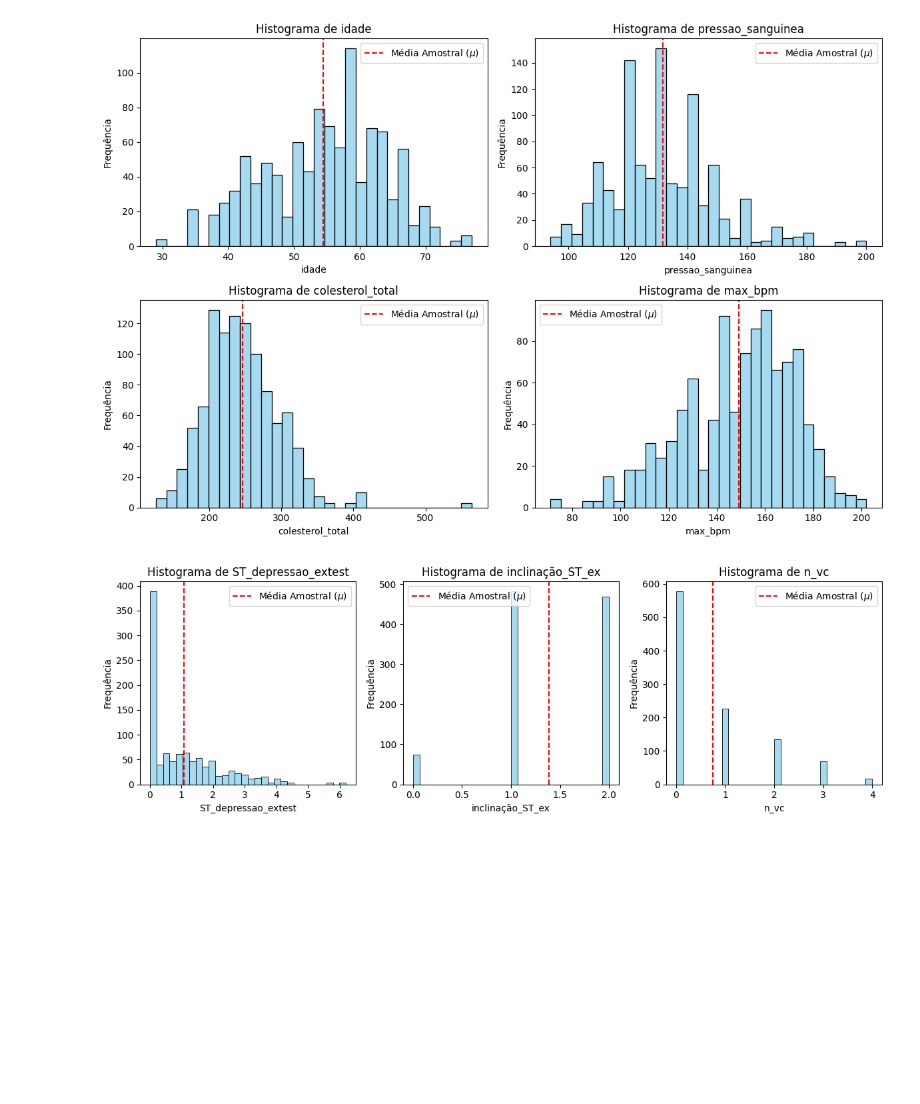
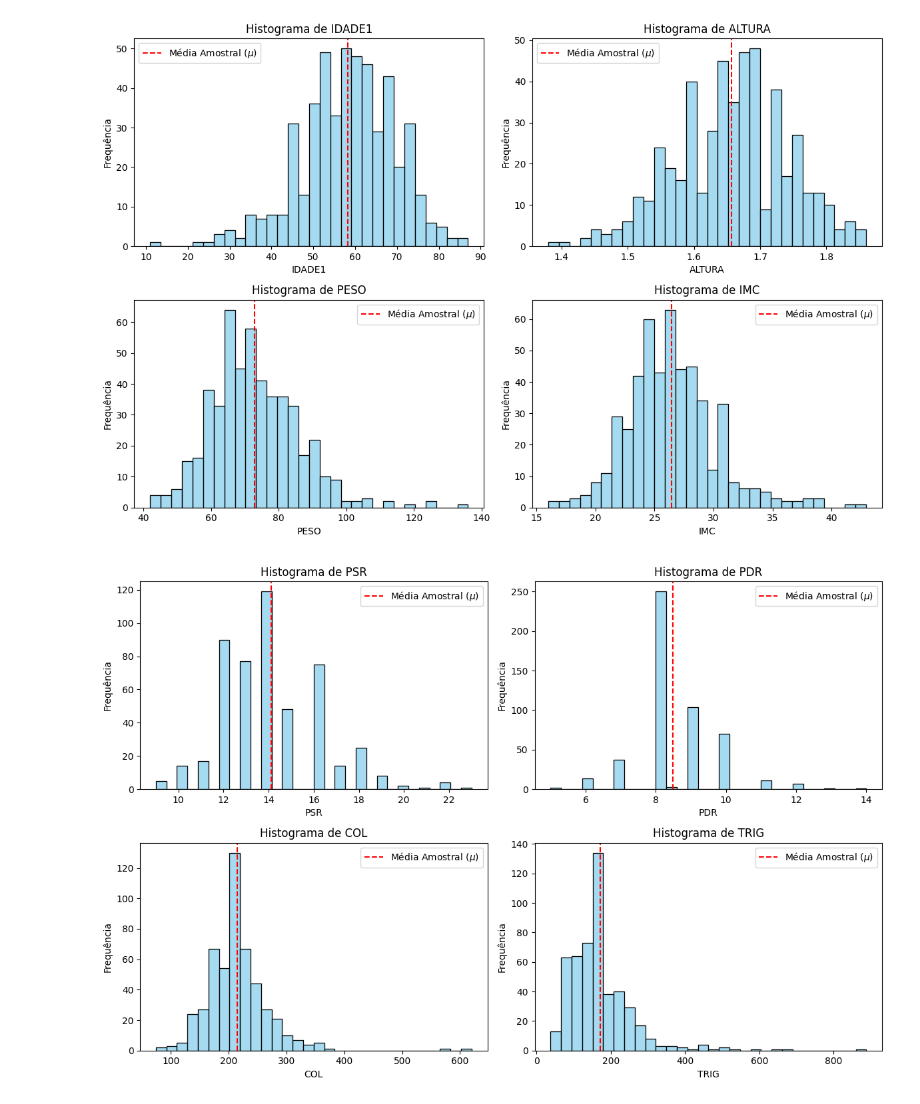
Before and after one commit to gabrielmarchesano/data-analysis-mqam, a Jupyter notebook: analise-descritiva/db_analisedescritiva.ipynb, the cells around one changed output. Drawn from its saved outputs; the diff is of its cells as text; code cells hidden in the pictures; blank space fills up the shorter version.

```diff
--- a/analise-descritiva/db_analisedescritiva.ipynb
+++ b/analise-descritiva/db_analisedescritiva.ipynb
@@ -111,0 +71,3 @@ data.columns = [
+# %%
+colunas_quantitativas = ['IDADE1', 'ALTURA', 'PESO', 'IMC', 'PSR', 'PDR', 'COL' ,'TRIG']
+colunas_categoricas =['SEXO', 'DIAB', 'AH3', 'ANGEST', 'ARTER', 'ARRIT', 'OBESO', 'TABAG4', 'INFARTO']
@@ -167,24 +141,26 @@ print(df_resultados)
 # %%
 
-# Selecionando variáveis categóricas
-colunas_categoricas =['sexo', 'diabetes', 'eletro_result', 'target', 'tipo_dor_peito', 'result', 'dp_exercicio']
 #Dicionario de legendas
 leg_sexo = {0: 'Feminino', 1: 'Masculino'}
-leg_tipo_dor_peito = {0: 'Assintomático', 1: 'Em esforço intenso ou prolongado ', 2: 'Em esforço moderado', 3: 'Em esforço leve'}
+leg_hereditario = {0: 'Sem parente', 1: '1 parente', 2: '2 ou mais parentes'}
 leg_diabetes = {0: 'Não', 1: 'Sim'}
-leg_target = {0: 'Sem Doença', 1: 'Com Doença'}
-leg_eletroresult = {0: 'Normal', 1: 'Alterações da onda ST-T', 2: 'Hipertrofia ventricular esquerda'}
-leg_result = {0: 'Normal', 1: 'Normal', 2: 'Anomalia Corrigida', 3: 'Anomalia Reversível'}
-leg_dp_exercicio = {0: 'Não', 1: 'Sim'}
+leg_arritimia= {0: 'Não', 1: 'Sim'}
+leg_arter = {0: 'Não possui', 1: 'Arteriopatia Carotídea', 2: 'Arteriopatia Aortolíaca', 3: 'Arteriopatia Carotídea e Aortolíaca'}
+leg_infarto = {0: 'Não', 1: 'Sim'}
+leg_tabagismo = {0: 'Não Fumante', 1: 'Ex-Fumante', 2: 'Fumante Leve/Moderado', 3: 'Fumante Pesado'}
+leg_angest = {0: 'Não', 1: 'Sim'}
+leg_obesidade = {0: 'Não', 1: 'Sim'}
 
 mapeamentos = {
-    'sexo': leg_sexo,
-    'tipo_dor_peito': leg_tipo_dor_peito,
-    'diabetes': leg_diabetes,
-    'target': leg_target,
-    'eletro_result': leg_eletroresult,
-    'result': leg_result,
-    'dp_exercicio': leg_dp_exercicio
+    'SEXO': leg_sexo,
+    'AH3': leg_hereditario,
+    'DIAB': leg_diabetes,
+    'ANGEST': leg_angest,
+    'ARTER': leg_arter,
+    'ARRIT': leg_arritimia,
+    'OBESO': leg_obesidade,
+    'TABAG4': leg_tabagismo,
+    'INFARTO': leg_infarto
 }
 
 for col in colunas_categoricas:
@@ -283,7 +259,7 @@ Moda: Não
 from scipy.stats import kstest, norm
 
 # Teste de Kolmogorov-Smirnov para normalidade
-for col in colunas_analise:
+for col in colunas_quantitativas:
     # Normalizando os dados da coluna
     col_data = data[col].dropna()
     col_mean = col_data.mean()
@@ -312,8 +290,8 @@ n_vc: p-valor=5.260837272401904e-101
 Distribuição provavelmente não normal
 # %%
 # Dividindo as variáveis em dois grupos
-grupo1 = colunas_analise[:4]
-grupo2 = colunas_analise[4:]
+grupo1 = colunas_quantitativas[:4]
+grupo2 = colunas_quantitativas[4:]
 
 # Histogramas - Grupo 1
 fig, axes = plt.subplots(nrows=2, ncols=2, figsize=(12, 8))
@@ -330,38 +308,38 @@ plt.tight_layout()
 plt.show()
 
 # Histogramas - Grupo 2
-fig, axes = plt.subplots(nrows=1, ncols=3, figsize=(12, 4))
+fig, axes = plt.subplots(nrows=2, ncols=2, figsize=(12, 8))
 axes = axes.flatten()
 for i, col in enumerate(grupo2):
     sns.histplot(data[col], bins=30, ax=axes[i], color='skyblue')
     media_amostral = data[col].mean()
     axes[i].axvline(x=media_amostral, color='red', linestyle='--', label='Média Amostral ($\\mu$)')
     axes[i].set_title(f'Histograma de {col}')
     axes[i].set_xlabel(col)
     axes[i].set_ylabel('Frequência')
     axes[i].legend()
 plt.tight_layout()
 plt.show()
 
 # Boxplots - Grupo 1
 fig, axes = plt.subplots(nrows=2, ncols=2, figsize=(12, 8))
 axes = axes.flatten()
 for i, col in enumerate(grupo1):
     sns.boxplot(y=data[col], ax=axes[i], color='lightgreen')
     axes[i].set_title(f'Boxplot de {col}')
     axes[i].set_ylabel(col)
 plt.tight_layout()
 plt.show()
 
 # Boxplots - Grupo 2
-fig, axes = plt.subplots(nrows=1, ncols=3, figsize=(12, 4))
+fig, axes = plt.subplots(nrows=2, ncols=2, figsize=(12, 4))
 axes = axes.flatten()
 for i, col in enumerate(grupo2):
     sns.boxplot(y=data[col], ax=axes[i], color='lightgreen')
     axes[i].set_title(f'Boxplot de {col}')
     axes[i].set_ylabel(col)
 plt.tight_layout()
 plt.show()
 # %% [output]
-[figure, old version]
+[figure, new version]
-[figure, old version]
+[figure, new version]
```
Also changed, not shown: parts of 15 cells of this notebook, 5 other files.
